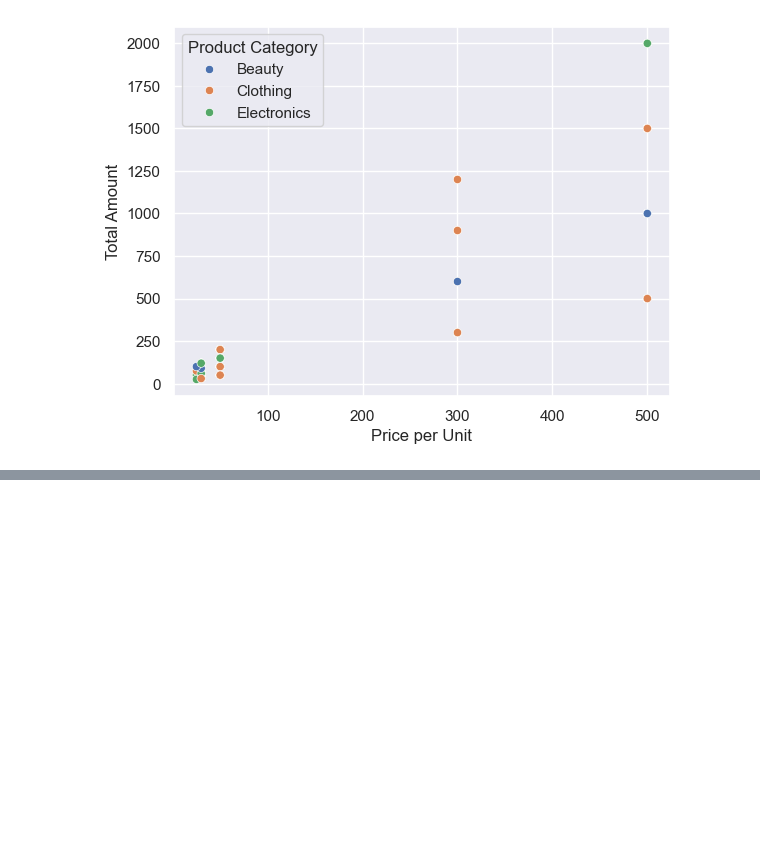
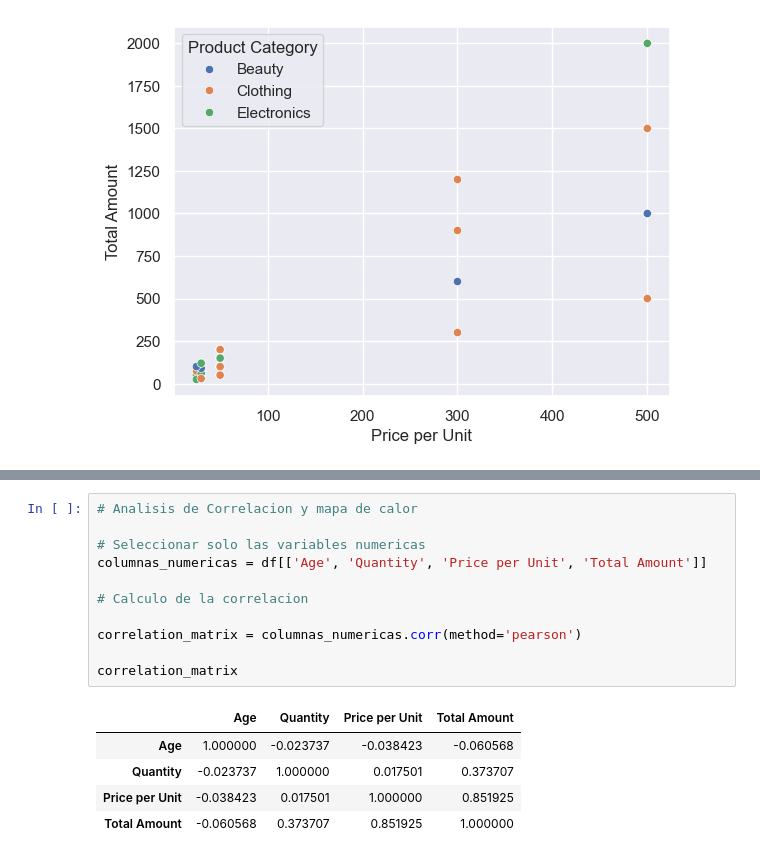
Before and after one commit to qbk90/retail-sales-analysis, a Jupyter notebook: notebooks/analisis_visual.ipynb, the cells around one changed output, grey strips where cells are left out. Drawn from its saved outputs; the diff is of its cells as text; blank space fills up the shorter version.

```diff
--- a/notebooks/analisis_visual.ipynb
+++ b/notebooks/analisis_visual.ipynb
@@ -94,0 +104,17 @@ plt.show()
+# %%
+# Analisis de Correlacion y mapa de calor
+
+# Seleccionar solo las variables numericas
+columnas_numericas = df[['Age', 'Quantity', 'Price per Unit', 'Total Amount']]
+
+# Calculo de la correlacion
+
+correlation_matrix = columnas_numericas.corr(method='pearson')
+
+correlation_matrix
+# %% [output]
+|  | Age | Quantity | Price per Unit | Total Amount |
+| Age | 1.000000 | -0.023737 | -0.038423 | -0.060568 |
+| Quantity | -0.023737 | 1.000000 | 0.017501 | 0.373707 |
+| Price per Unit | -0.038423 | 0.017501 | 1.000000 | 0.851925 |
+| Total Amount | -0.060568 | 0.373707 | 0.851925 | 1.000000 |
```
Also changed, not shown: parts of 3 cells of this notebook.
